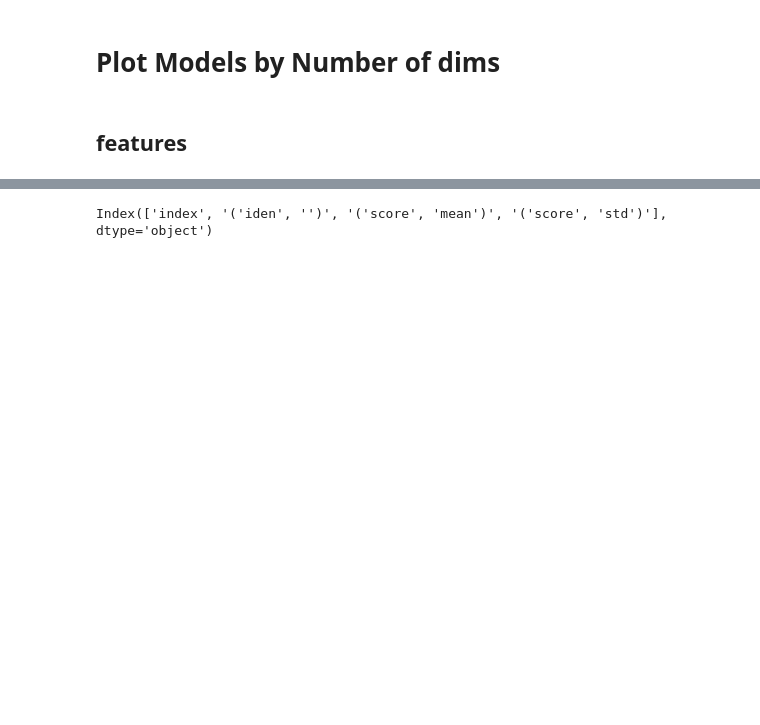
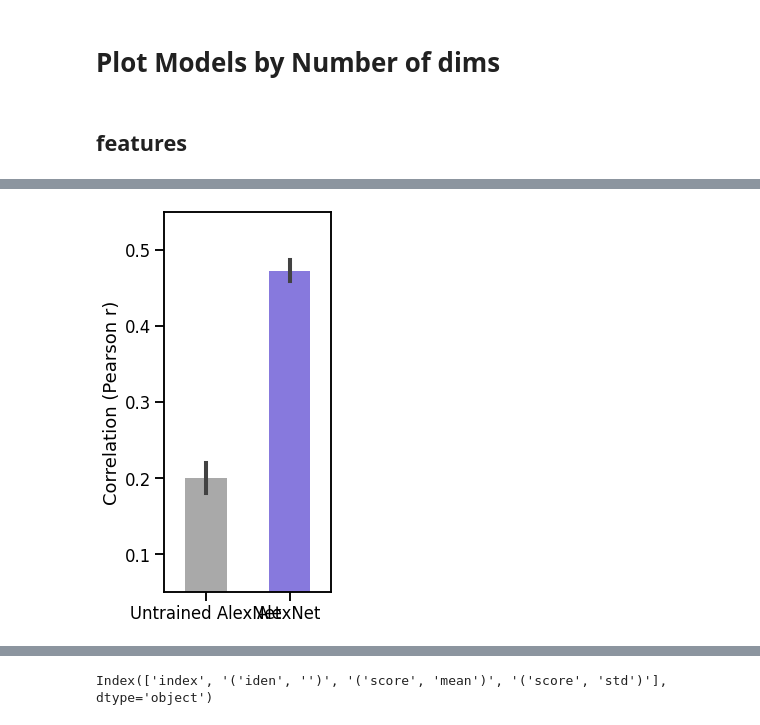
Before and after one commit to akazemian/untrained_models_of_visual_cortex, a Jupyter notebook: plots/plot_encoding_performance.ipynb, the cells around one changed output, grey strips where cells are left out. Drawn from its saved outputs; the diff is of its cells as text; code cells hidden in the pictures; blank space fills up the shorter version.

```diff
--- a/plots/plot_encoding_performance.ipynb
+++ b/plots/plot_encoding_performance.ipynb
@@ -230,7 +233,7 @@ from matplotlib import rcParams
 
 # figure size in inches
 
-def plot_baselines(dataset, region, mode,  aspect, height, ylim, show_legend= True,
+def plot_baselines(dataset, region, mode,  aspect, height, ylim, width, show_legend= True,
                                 params = (6,4), baseline_dict = None, baseline_palette = None,
                                 name_dict= None, file_name=None):
 
@@ -260,11 +263,11 @@ def plot_baselines(dataset, region, mode,  aspect, height, ylim, show_legend= Tr
     #                 marker="o", dashes=False, ls="None")
 
     ax = sns.barplot(x = df_baseline['iden'], y = df_baseline['score'], hue = df_baseline['iden'],
-                    palette = baseline_palette,errorbar="sd",dodge=False, width=0.35
-                    )
+                    palette = baseline_palette,errorbar="sd",dodge=False, width=width)
+
 
     if show_legend:
-        plt.legend(fontsize=15, loc='lower right')
+        plt.legend(fontsize=15, loc='upper left')
     else:
         plt.legend().remove()
 
@@ -646 +897,64 @@ plot_baselines(dataset, regions, mode,  aspect = 0.5, height =6.5, show_legend=
+# %%
+# dataset = 'naturalscenes'
+# regions = ['V1','V2','V3','V4']
+#regions = ['general']
+dataset = 'majajhong'
+regions = ['IT']
+
+mode = 'test'
+MAX_POOL = True
+
+baseline_dict = {
+
+
+
+       'alexnet u':{
+                'iden':'alexnet_u',
+               #'model':Alexnet(global_mp = MAX_POOL).Build(),
+                'layers': ['last'],
+                'preprocess':Preprocess(im_size=224).PreprocessRGB,
+                'num_layers':5,
+                'n_dims': None,
+                'num_features':256,
+                'dim_reduction_type':None,
+                'max_pool':MAX_POOL,
+                'alphas': 'alexnet_u_mp'},
+
+
+       'alexnet':{
+                'iden':'alexnet',
+               #'model':Alexnet(global_mp = MAX_POOL).Build(),
+                'layers': ['last'],
+                'preprocess':Preprocess(im_size=224).PreprocessRGB,
+                'num_layers':5,
+                'n_dims': None,
+                'num_features':256,
+                'dim_reduction_type':None,
+                'max_pool':MAX_POOL,
+                'alphas': 'alexnet_mp'},
+
+}
+
+
+
+name_dict  = {
+       'alexnet':'AlexNet',
+       'alexnet_u':'Untrained AlexNet',
+
+
+}
+
+baseline_palette = {
+       'AlexNet':'mediumslateblue',
+       'Untrained AlexNet':'darkgray',
+
+}
+
+plt.clf()
+
+plot_baselines(dataset, regions, mode,  aspect=1, height=6, ylim=(0.05,0.55), show_legend= False, width = 0.5,
+                                params = (3,7), baseline_dict = baseline_dict, baseline_palette = baseline_palette,
+                                name_dict= name_dict, file_name=f'alexnet {regions}')
+# %% [output]
+[figure, added]
 # %%
```
Also changed, not shown: parts of 8 cells of this notebook, 10 other files.
